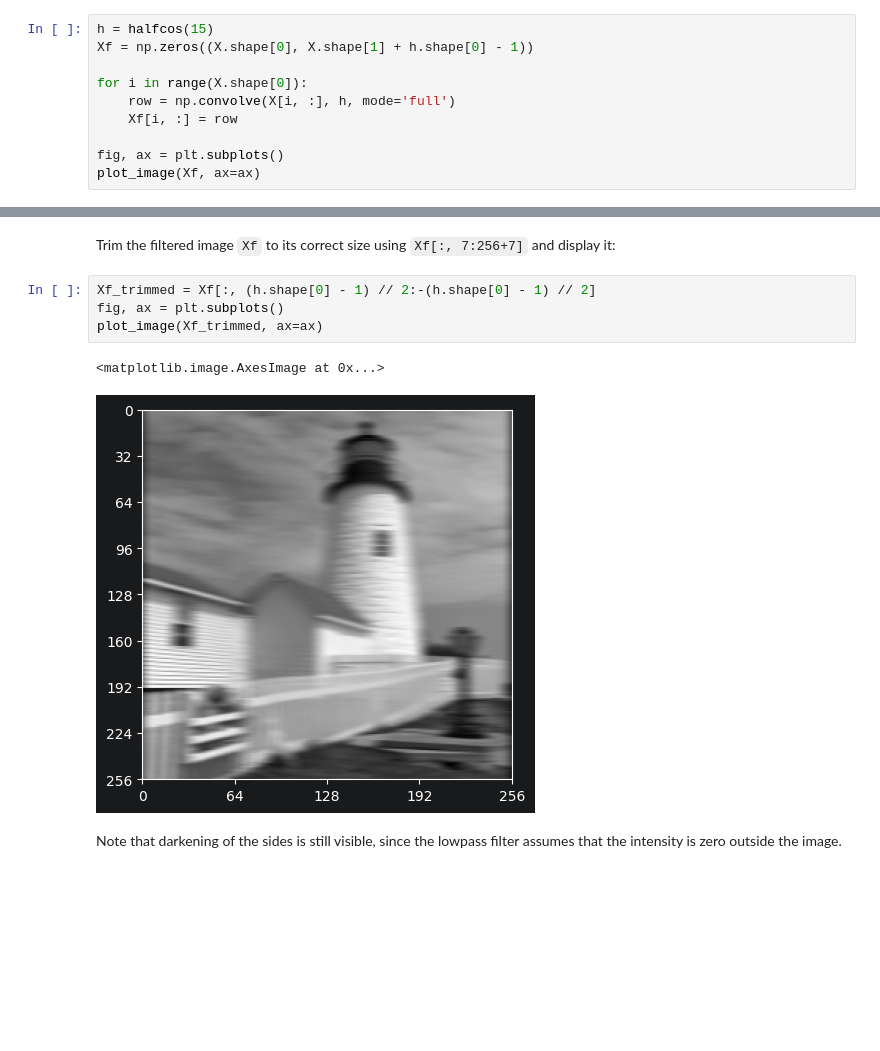
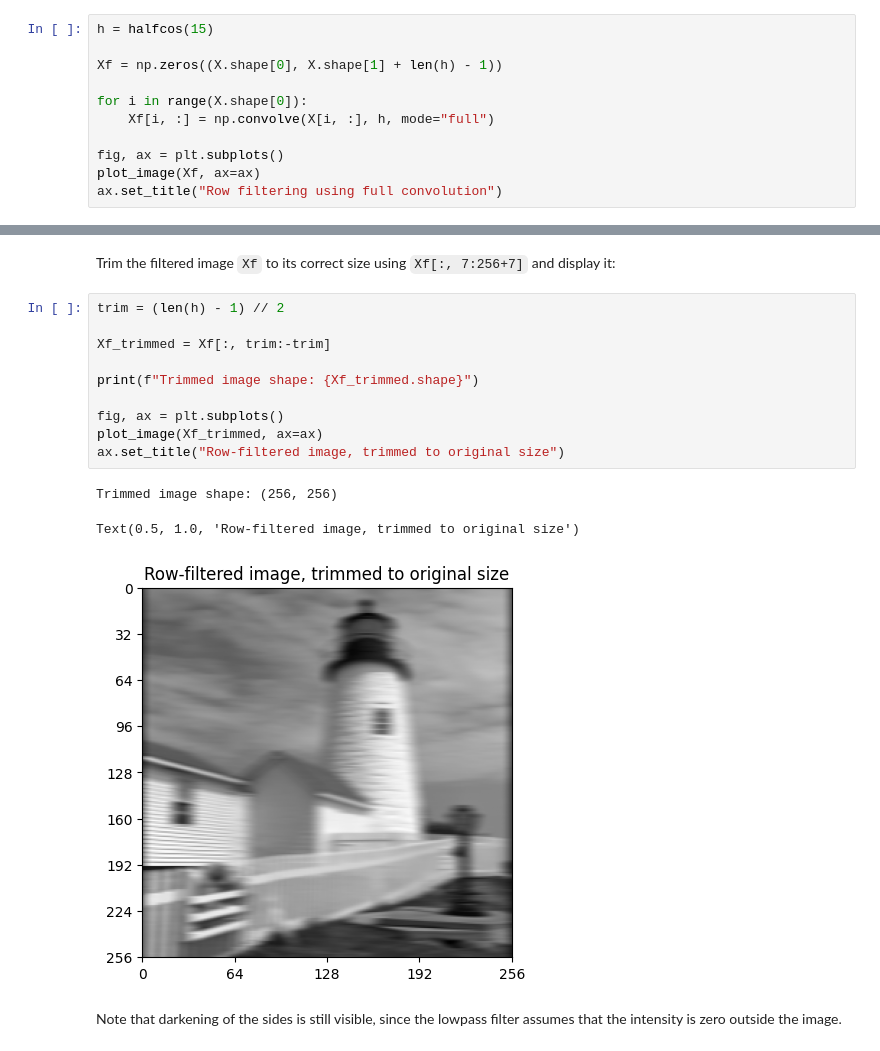
Before and after one commit to dofsdev/SF2, a Jupyter notebook: 5-simple-image-filtering.ipynb, the cells around one changed output, grey strips where cells are left out. Saved outputs shown, nothing was run; the diff lists cells and outputs as text; blank space fills up the shorter version.

```diff
--- a/5-simple-image-filtering.ipynb
+++ b/5-simple-image-filtering.ipynb
@@ -51,12 +51,13 @@ Use the [`np.convolve` function in a for loop](https://numpy.org/doc/stable/refe
 Observe the resulting image `Xf` and note the increased width and the gradual fade to black at the edges, caused by the `convolve` assuming the signal is zero outside the range of the input vectors (the behavior when `mode='full'`).
 # %%
 h = halfcos(15)
-Xf = np.zeros((X.shape[0], X.shape[1] + h.shape[0] - 1))
+
+Xf = np.zeros((X.shape[0], X.shape[1] + len(h) - 1))
 
 for i in range(X.shape[0]):
-    row = np.convolve(X[i, :], h, mode='full')
-    Xf[i, :] = row
+    Xf[i, :] = np.convolve(X[i, :], h, mode="full")
 
 fig, ax = plt.subplots()
 plot_image(Xf, ax=ax)
+ax.set_title("Row filtering using full convolution")
 # %% [output]
@@ -65,12 +66,19 @@ plot_image(Xf, ax=ax)
 # %% [markdown]
 Trim the filtered image `Xf` to its correct size using `Xf[:, 7:256+7]` and display it:
 # %%
-Xf_trimmed = Xf[:, (h.shape[0] - 1) // 2:-(h.shape[0] - 1) // 2]
+trim = (len(h) - 1) // 2
+
+Xf_trimmed = Xf[:, trim:-trim]
+
+print(f"Trimmed image shape: {Xf_trimmed.shape}")
+
 fig, ax = plt.subplots()
 plot_image(Xf_trimmed, ax=ax)
+ax.set_title("Row-filtered image, trimmed to original size")
 # %% [output]
-<matplotlib.image.AxesImage at 0x...>
+Trimmed image shape: (256, 256)
+Text(0.5, 1.0, 'Row-filtered image, trimmed to original size')
-[figure, old version]
+[figure, new version]
 # %% [markdown]
 Note that darkening of the sides is still visible, since the lowpass filter
 assumes that the intensity is zero outside the image.
```
Also changed, not shown: parts of 9 cells of this notebook, 1 other file.
